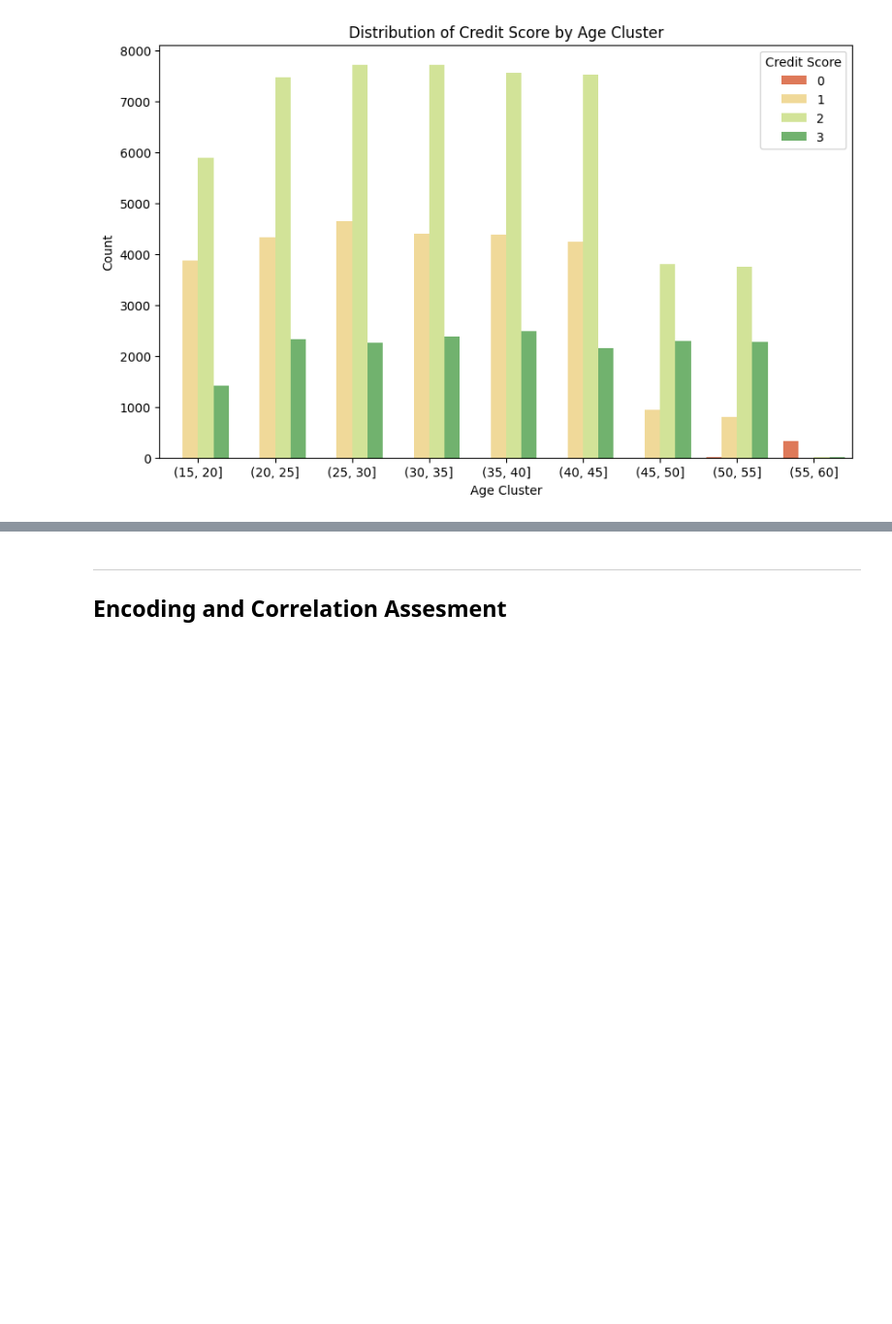
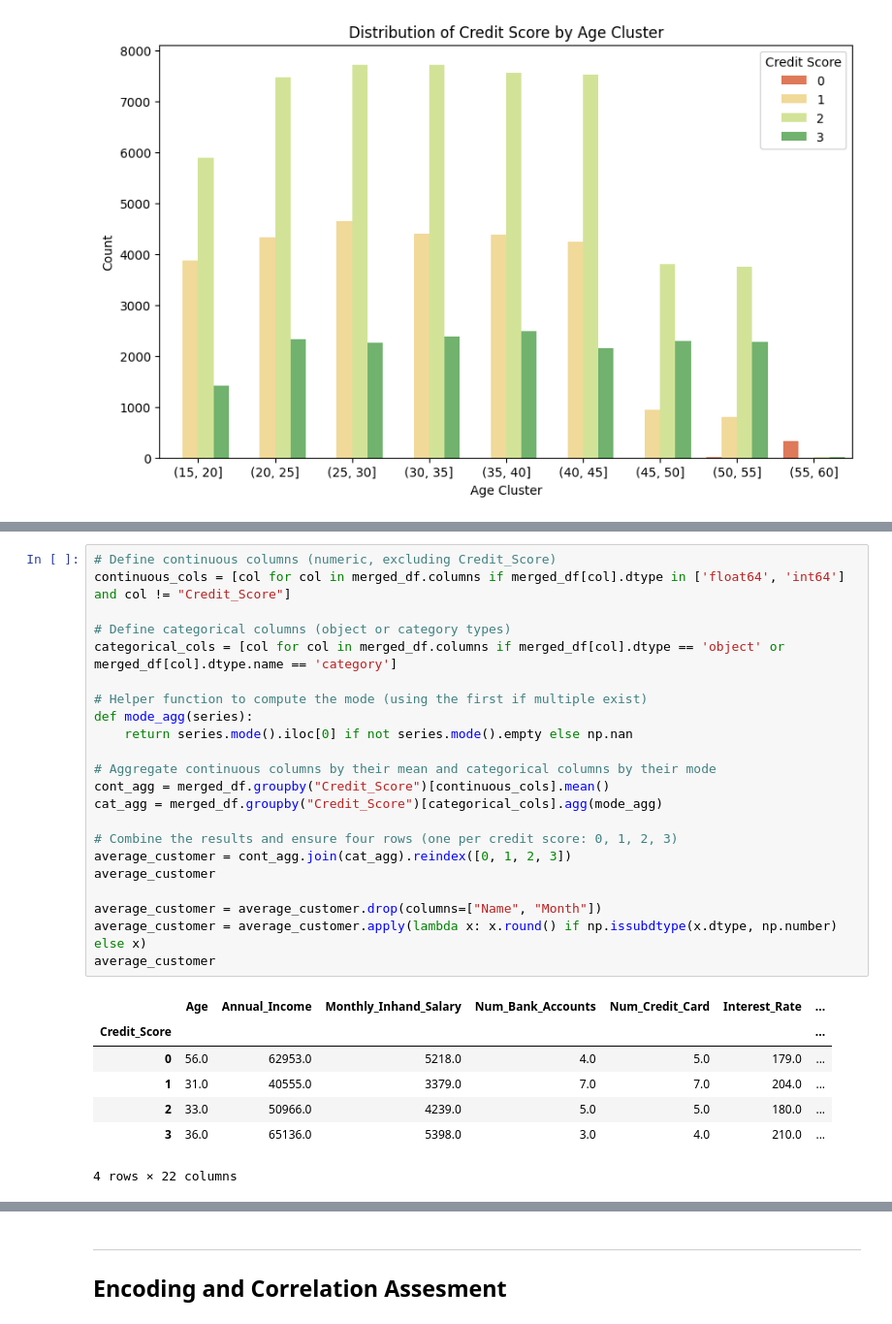
Before and after one commit to Chargent/Credit-Score-Prediction, a Jupyter notebook: main.ipynb, the cells around one changed output, grey strips where cells are left out. Shown at 97% size. Drawn from its saved outputs; the diff is of its cells as text; blank space fills up the shorter version.

```diff
--- a/main.ipynb
+++ b/main.ipynb
@@ -1298,0 +1347,30 @@ plt.show()
+# %%
+# Define continuous columns (numeric, excluding Credit_Score)
+continuous_cols = [col for col in merged_df.columns if merged_df[col].dtype in ['float64', 'int64'] and col != "Credit_Score"]
+
+# Define categorical columns (object or category types)
+categorical_cols = [col for col in merged_df.columns if merged_df[col].dtype == 'object' or merged_df[col].dtype.name == 'category']
+
+# Helper function to compute the mode (using the first if multiple exist)
+def mode_agg(series):
+    return series.mode().iloc[0] if not series.mode().empty else np.nan
+
+# Aggregate continuous columns by their mean and categorical columns by their mode
+cont_agg = merged_df.groupby("Credit_Score")[continuous_cols].mean()
+cat_agg = merged_df.groupby("Credit_Score")[categorical_cols].agg(mode_agg)
+
+# Combine the results and ensure four rows (one per credit score: 0, 1, 2, 3)
+average_customer = cont_agg.join(cat_agg).reindex([0, 1, 2, 3])
+average_customer
+
+average_customer = average_customer.drop(columns=["Name", "Month"])
+average_customer = average_customer.apply(lambda x: x.round() if np.issubdtype(x.dtype, np.number) else x)
+average_customer
+# %% [output]
+|  | Age | Annual_Income | Monthly_Inhand_Salary | Num_Bank_Accounts | Num_Credit_Card | Interest_Rate | ... |
+| Credit_Score |  |  |  |  |  |  | ... |
+| 0 | 56.0 | 62953.0 | 5218.0 | 4.0 | 5.0 | 179.0 | ... |
+| 1 | 31.0 | 40555.0 | 3379.0 | 7.0 | 7.0 | 204.0 | ... |
+| 2 | 33.0 | 50966.0 | 4239.0 | 5.0 | 5.0 | 180.0 | ... |
+| 3 | 36.0 | 65136.0 | 5398.0 | 3.0 | 4.0 | 210.0 | ... |
+4 rows × 22 columns
```
Also changed, not shown: parts of 14 cells of this notebook.
